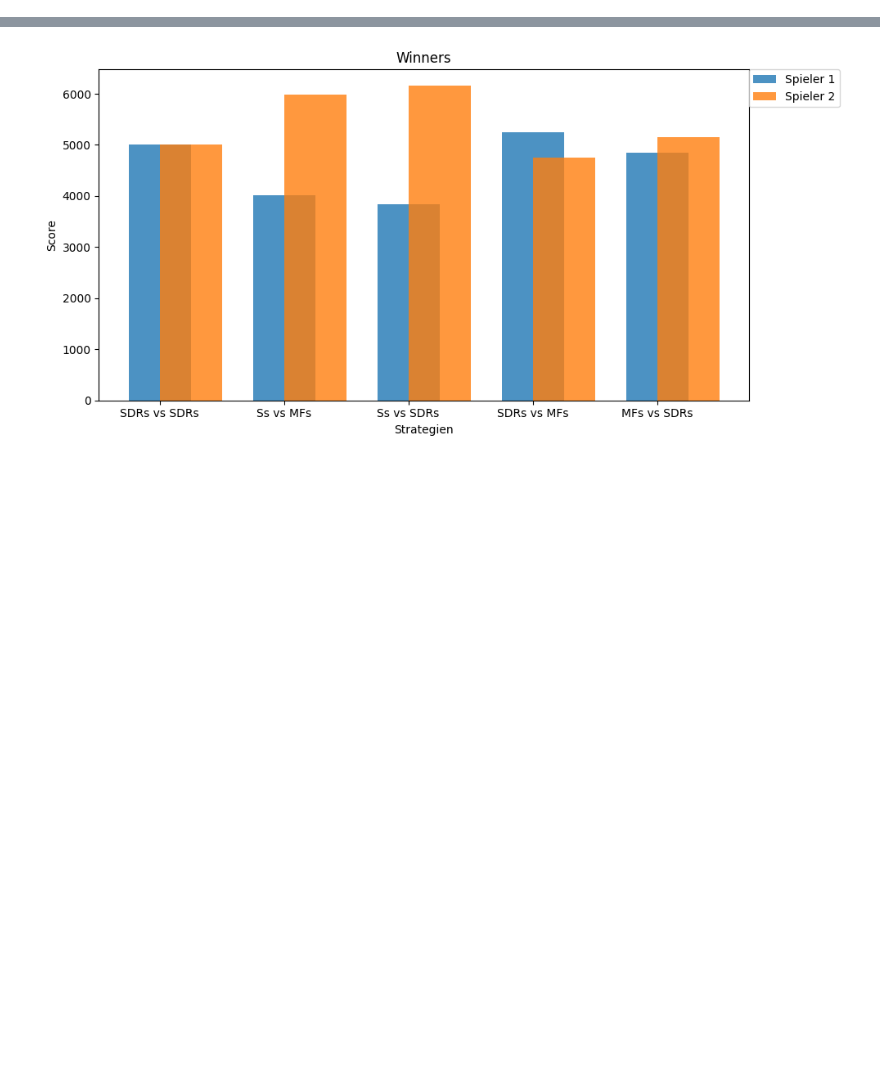
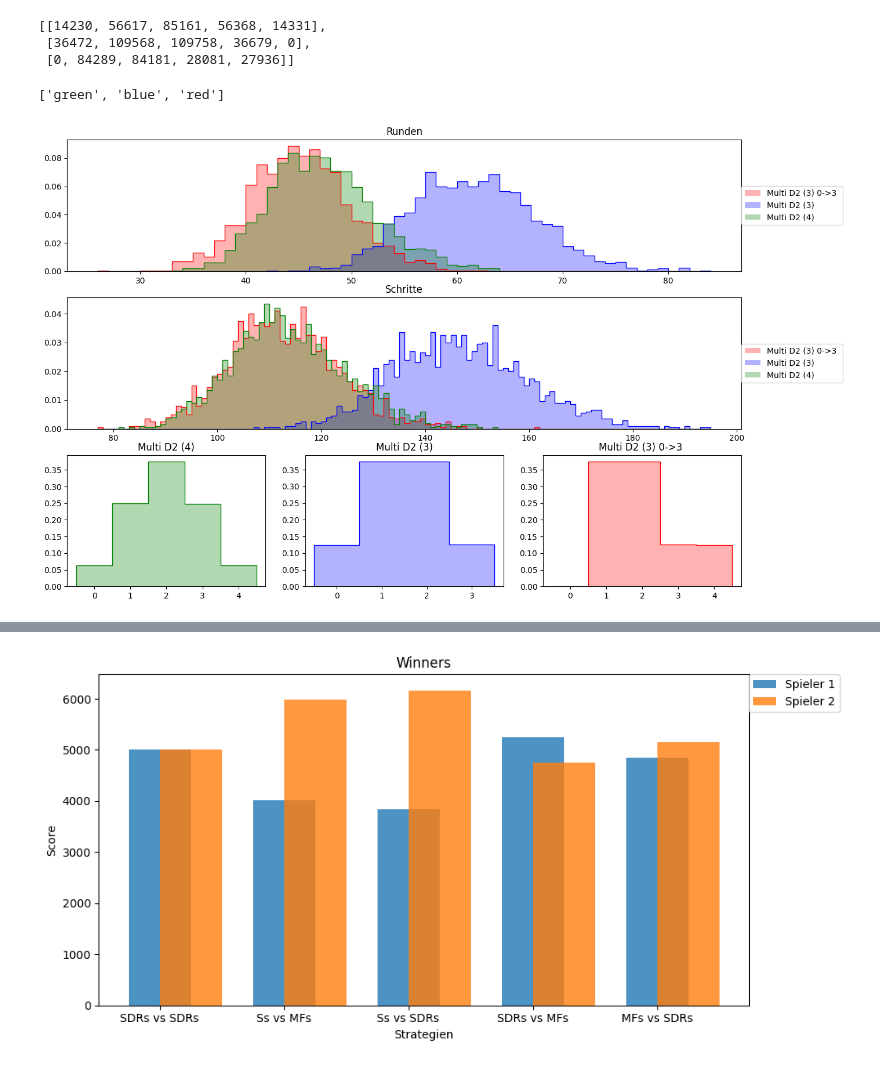
Before and after one commit to LukasWallisch/game-ur-analysis, a Jupyter notebook: src/whoWins.ipynb, the cells around one changed output, grey strips where cells are left out. Cells and saved outputs as stored; diff of their text form; code cells hidden in the pictures; blank space fills up the shorter version.

```diff
--- a/src/whoWins.ipynb
+++ b/src/whoWins.ipynb
@@ -1,12 +1,13 @@
 # %%
+import json
+import sqlite3
+import numpy as np
 
-import json
-import numpy as np
+from gameSimulation.jsonDeEncoders import decodingHooks
 
 from datetime import datetime
 
 from scipy import stats
-
 
 # %config InlineBackend.figure_formats = ['svg']
 import matplotlib as mpl
@@ -20,5 +21,5 @@ mplstyle.use('fast')
 mplstyle.use('default')
 # mpl.rcParams['figure.figsize'] = [20, 10]
 
-colors = ["green", "blue", "red"]
+colors = ["green", "blue", "red","orange","purple","yellow"]
 cmap = LinearSegmentedColormap.from_list("mycmap", colors)
@@ -74,3 +48,53 @@ No artists with labels found to put in legend.  Note that artists whose label st
+# %%
+
+
+
+dicethrows = dicethrows_raw
+[[dt.count(x) for x in range(0,5)]  for dt in dicethrows]
+# %% [output]
+[[14230, 56617, 85161, 56368, 14331],
+ [36472, 109568, 109758, 36679, 0],
+ [0, 84289, 84181, 28081, 27936]]
+# %%
+colors[:len(stepCounts)]
+# %% [output]
+['green', 'blue', 'red']
+# %%
+fig, ax = plt.subplot_mosaic([["Runden"]*len(labels), ["Schritte"]*len(labels), labels], figsize=[15, 10])
+
+# for i,gl_stacked_ in enumerate(gl_stacked):
+#         ax.bar([x for x, _ in gl_stacked_], [
+#                 y for _, y in gl_stacked_], alpha=0.5, label=xlabels[i])
+#         # ax.plot(gl[i], alpha=0.5)
+ax["Runden"].set_title("Runden")
+bins = range(min(min(roundCounts)), max(max(roundCounts))+2)
+ax["Runden"].hist(roundCounts, color=colors[:len(roundCounts)], density=True, histtype="step",
+           bins=bins)
+ax["Runden"].hist(roundCounts, color=colors[:len(roundCounts)], label=labels, density=True, histtype="stepfilled",
+           alpha=.3, bins=bins)
+
+ax["Schritte"].set_title("Schritte")
+bins = range(min(min(stepCounts)), max(max(stepCounts))+2)
+ax["Schritte"].hist(stepCounts, color=colors[:len(stepCounts)], density=True,  histtype="step",
+           bins=bins)
+ax["Schritte"].hist(stepCounts, color=colors[:len(stepCounts)], label=labels, density=True, histtype="stepfilled",
+           alpha=.3, bins=bins)
+
+
+for i, label in enumerate(labels):
+    ax[label].set_title(label)
+    bins = range(0, max(dicethrows[i])+2)
+    ax[label].hist(dicethrows[i], color=colors[i],
+                   density=True,  histtype="step",align="left", bins=bins)
+    ax[label].hist(dicethrows[i], color=colors[i], label=labels,
+                   density=True, histtype="stepfilled", align="left", alpha=.3, bins=bins)
+
+for name in ax:
+    if name not in labels:
+        ax[name].legend(bbox_to_anchor=(1, .5),
+                loc='center left', borderaxespad=0.)
+# %% [output]
+[figure, added]
 # %%
 [{"strats":[s.getName() for s in gs[i].getStrategies()],"min":np.min(gl_),"median":np.median(gl_),"avg":np.average(gl_),"max":np.max(gl_)} for i,gl_ in enumerate(gl)]
 # %% [output]
```
Also changed, not shown: parts of 6 cells of this notebook, 6 other files.
